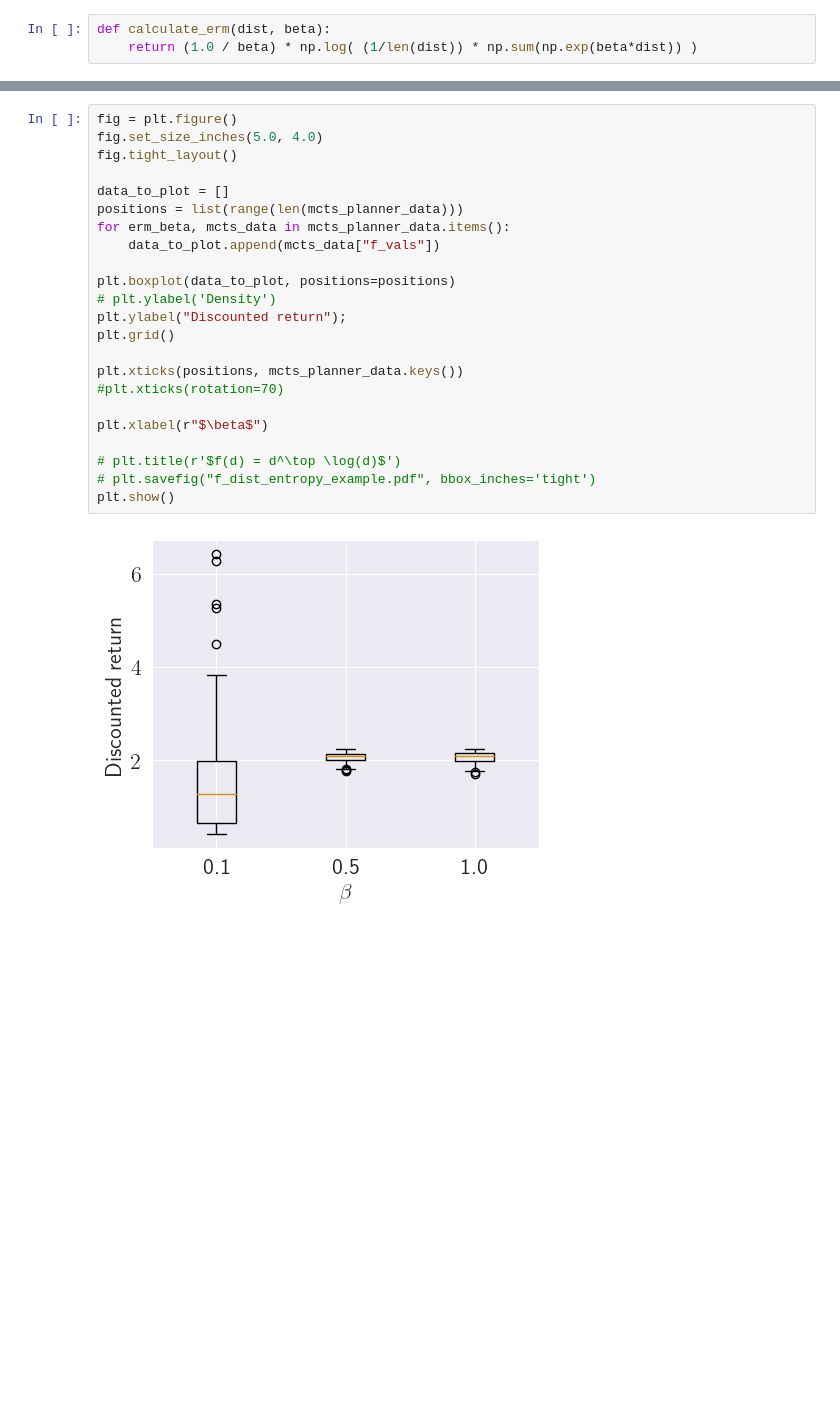
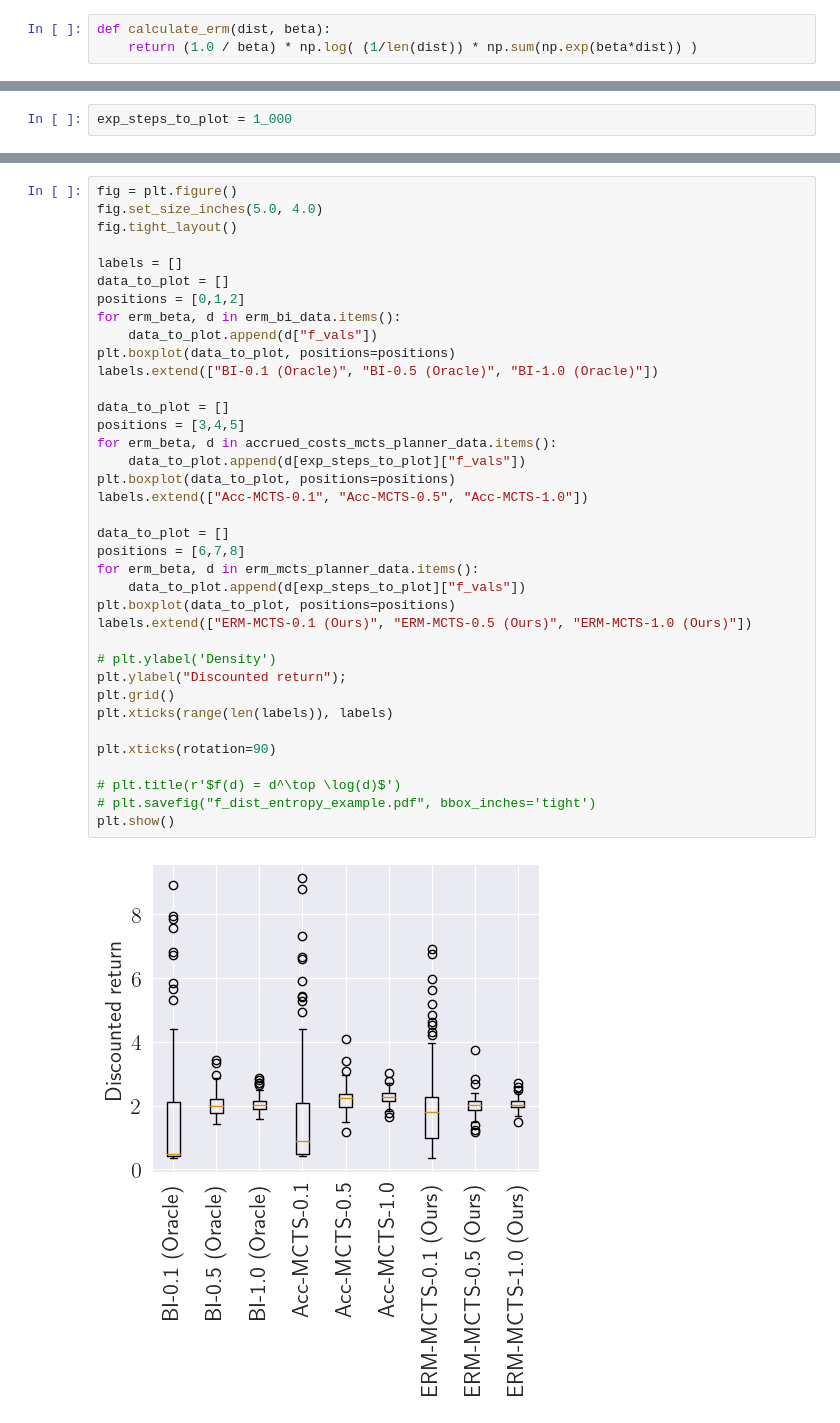
Before and after one commit to PPSantos/risk-aware-mcts, a Jupyter notebook: erm_mcts.ipynb, the cells around one changed output, grey strips where cells are left out. Drawn from its saved outputs; the diff is of its cells as text; blank space fills up the shorter version.

```diff
--- a/erm_mcts.ipynb
+++ b/erm_mcts.ipynb
@@ -110,0 +222,2 @@ for erm_beta, erm_vi_path in erm_vi_paths.items():
+# %%
+exp_steps_to_plot = 1_000
@@ -147,25 +278,39 @@ plt.show()
 # %%
 fig = plt.figure()
 fig.set_size_inches(5.0, 4.0)
 fig.tight_layout()
 
+labels = []
 data_to_plot = []
-positions = list(range(len(mcts_planner_data)))
-for erm_beta, mcts_data in mcts_planner_data.items():
-    data_to_plot.append(mcts_data["f_vals"])
+positions = [0,1,2]
+for erm_beta, d in erm_bi_data.items():
+    data_to_plot.append(d["f_vals"])
+plt.boxplot(data_to_plot, positions=positions)
+labels.extend(["BI-0.1 (Oracle)", "BI-0.5 (Oracle)", "BI-1.0 (Oracle)"])
 
+data_to_plot = []
+positions = [3,4,5]
+for erm_beta, d in accrued_costs_mcts_planner_data.items():
+    data_to_plot.append(d[exp_steps_to_plot]["f_vals"])
 plt.boxplot(data_to_plot, positions=positions)
+labels.extend(["Acc-MCTS-0.1", "Acc-MCTS-0.5", "Acc-MCTS-1.0"])
+
+data_to_plot = []
+positions = [6,7,8]
+for erm_beta, d in erm_mcts_planner_data.items():
+    data_to_plot.append(d[exp_steps_to_plot]["f_vals"])
+plt.boxplot(data_to_plot, positions=positions)
+labels.extend(["ERM-MCTS-0.1 (Ours)", "ERM-MCTS-0.5 (Ours)", "ERM-MCTS-1.0 (Ours)"])
+
 # plt.ylabel('Density')
 plt.ylabel("Discounted return");
 plt.grid()
+plt.xticks(range(len(labels)), labels)
 
-plt.xticks(positions, mcts_planner_data.keys())
-#plt.xticks(rotation=70)
-
-plt.xlabel(r"$\beta$")
+plt.xticks(rotation=90)
 
 # plt.title(r'$f(d) = d^\top \log(d)$')
 # plt.savefig("f_dist_entropy_example.pdf", bbox_inches='tight')
 plt.show()
 # %% [output]
-[figure, old version]
+[figure, new version]
```
Also changed, not shown: parts of 20 cells of this notebook, 4 other files.
